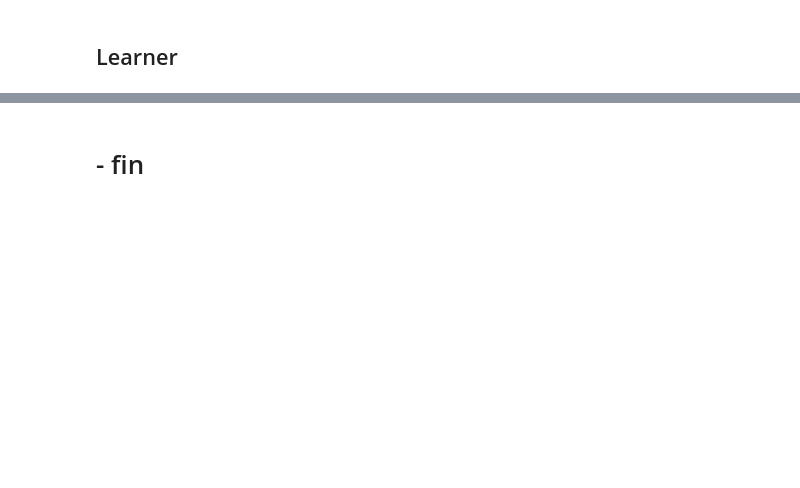
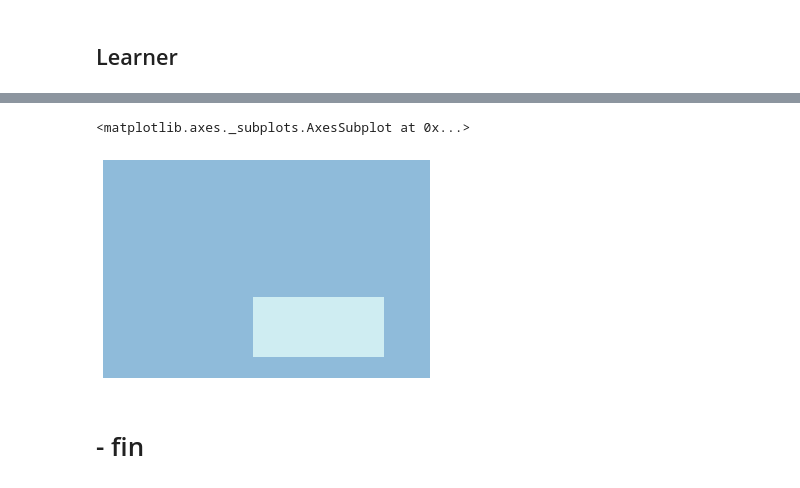
Before and after one commit to qAp/kgl_clouds, a Jupyter notebook: multicloudtype.ipynb, the cells around one changed output, grey strips where cells are left out. Drawn from its saved outputs; the diff is of its cells as text; code cells hidden in the pictures; blank space fills up the shorter version.

```diff
--- a/multicloudtype.ipynb
+++ b/multicloudtype.ipynb
@@ -345,0 +339,13 @@ KeyboardInterrupt:
+# %%
+def mask2rle(img):
+    '''
+    Convert mask to rle.
+    img: numpy array, 1 - mask, 0 - background
+    Returns run length as string formated
+    https://www.kaggle.com/artgor/segmentation-in-pytorch-using-convenient-tools
+    '''
+    pixels= img.T.flatten()
+    pixels = np.concatenate([[0], pixels, [0]])
+    runs = np.where(pixels[1:] != pixels[:-1])[0] + 1
+    runs[1::2] -= runs[::2]
+    return ' '.join(str(x) for x in runs)
@@ -346,2 +370,7 @@ KeyboardInterrupt:
+# %%
+PILMask.create(mask_dec).show()
+# %% [output]
+<matplotlib.axes._subplots.AxesSubplot at 0x...>
+[figure, added]
 # %% [markdown]
 # - fin
```
Also changed, not shown: parts of 29 cells of this notebook.
